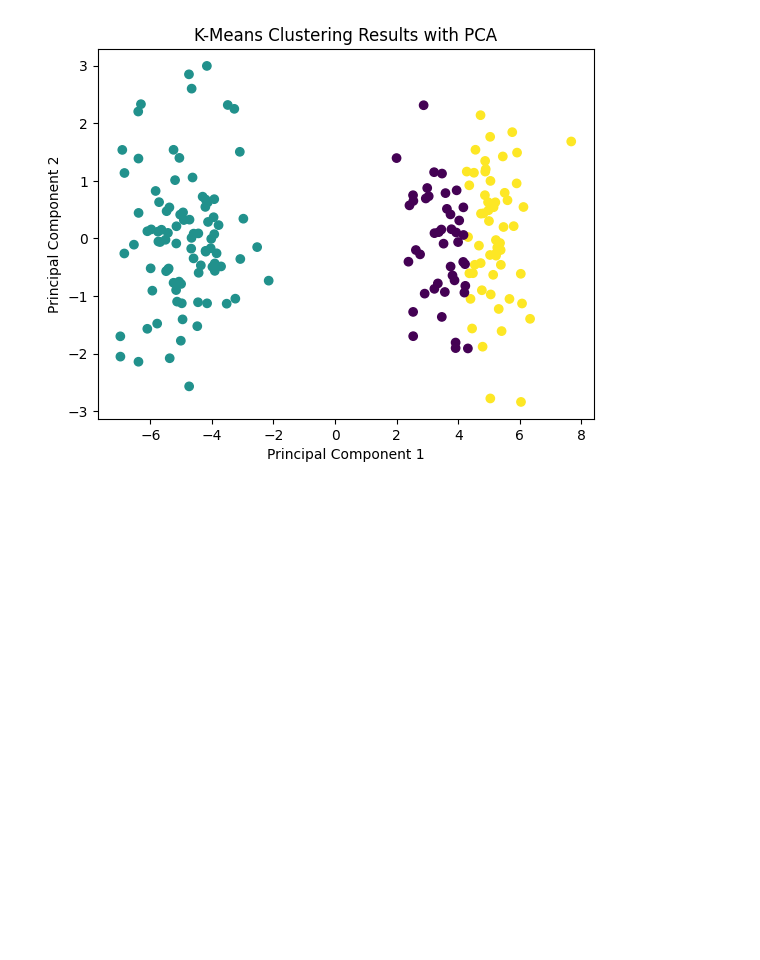
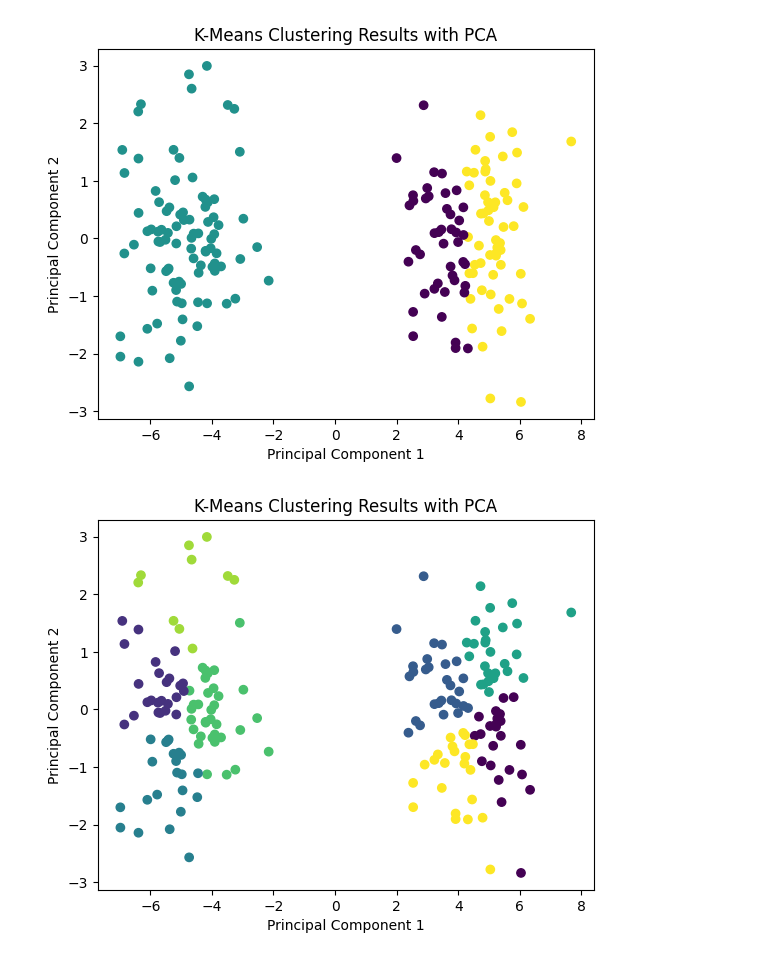
Before and after one commit to 97hackbrian/embedded-labs, a Jupyter notebook: Raspberry/lab10/Exercise.ipynb, the cells around one changed output. Drawn from its saved outputs; the diff is of its cells as text; code cells hidden in the pictures; blank space fills up the shorter version.

```diff
--- a/Raspberry/lab10/Exercise.ipynb
+++ b/Raspberry/lab10/Exercise.ipynb
@@ -380,3 +361,26 @@ plt.ylabel('Principal Component 2')
 plt.show()
 # %% [output]
 [figure]
+# %%
+from sklearn.decomposition import PCA
+
+
+pca = PCA(n_components=2)  # Choose the number of components
+X_pca = pca.fit_transform(X)
+
+
+optimal_k = 8  # Replace with the optimal number =10
+
+
+kmeans = KMeans(n_clusters=optimal_k, random_state=42)
+df['Cluster'] = kmeans.fit_predict(X)
+
+
+X_pca = pca.fit_transform(X)
+plt.scatter(X_pca[:, 0], X_pca[:, 1], c=df['Cluster'], cmap='viridis')
+plt.title('K-Means Clustering Results with PCA')
+plt.xlabel('Principal Component 1')
+plt.ylabel('Principal Component 2')
+plt.show()
+# %% [output]
+[figure, added]
```
Also changed, not shown: parts of 9 cells of this notebook, 1 other file.
